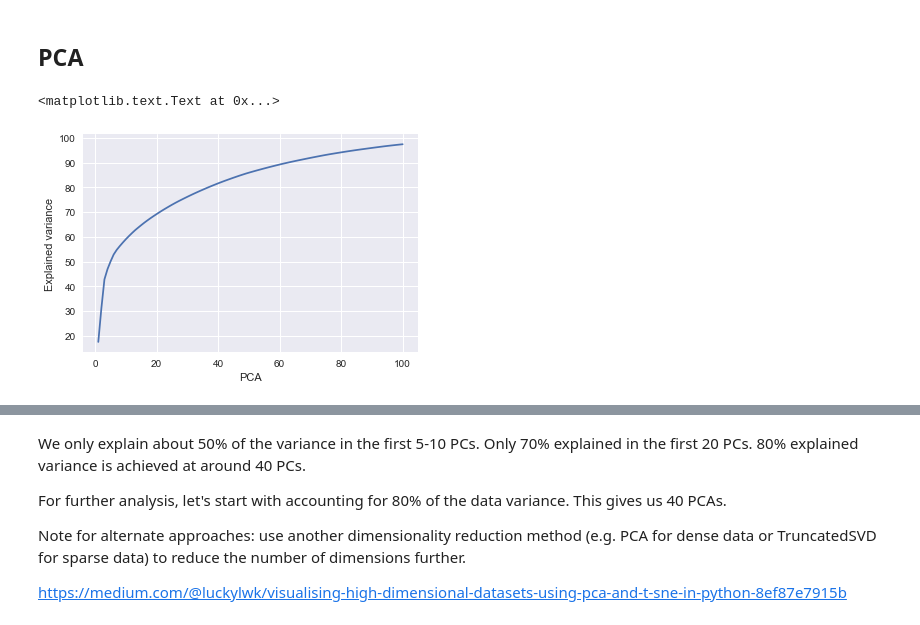
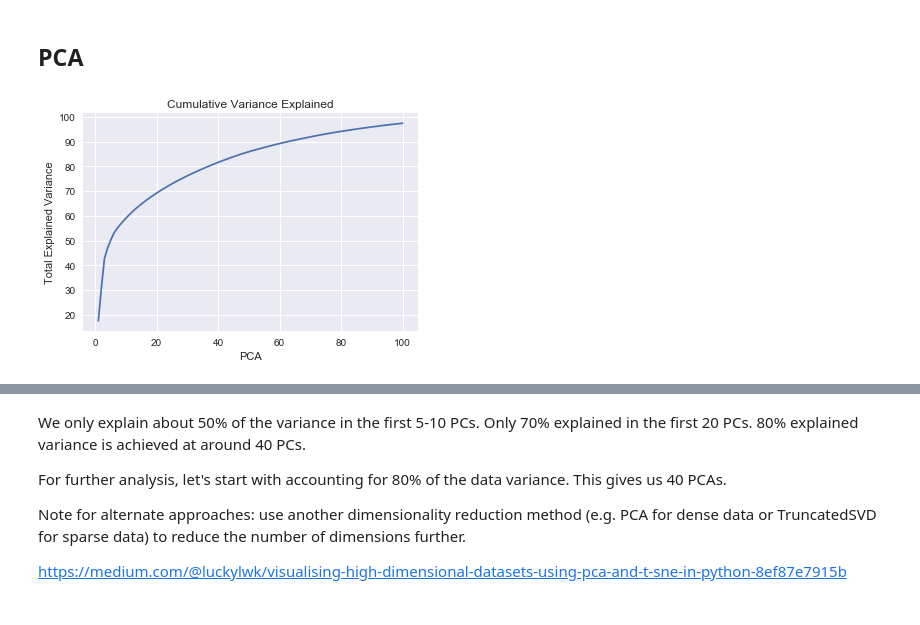
Before and after one commit to austinc06/Boardgame-Recommender-Project, a Jupyter notebook: Boardgame Collection Similarity Analysis.ipynb, the cells around one changed output, grey strips where cells are left out. Drawn from its saved outputs; the diff is of its cells as text; code cells hidden in the pictures.

```diff
--- a/Boardgame Collection Similarity Analysis.ipynb
+++ b/Boardgame Collection Similarity Analysis.ipynb
@@ -158,17 +158,18 @@ scaled_ga.head()
 # %%
 # Import sklearn PCA
 from sklearn.decomposition import PCA
 #Apply PCA
 pca = PCA()
 ga_pca = pca.fit_transform(scaled_ga)
 
 #Check what % variance is explained by each component
 var_ex = pca.explained_variance_ratio_ * 100
 var_cum = np.cumsum(var_ex[0:100])
 
 plt.plot(np.arange(1,len(var_cum)+1),var_cum)
 plt.xlabel('PCA')
-plt.ylabel('Explained variance')
+plt.ylabel('Total Explained Variance')
+plt.title('Cumulative Variance Explained')
+print()
 # %% [output]
-<matplotlib.text.Text at 0x...>
-[figure, old version]
+[figure, new version]
```
Also changed, not shown: parts of 17 cells of this notebook.
